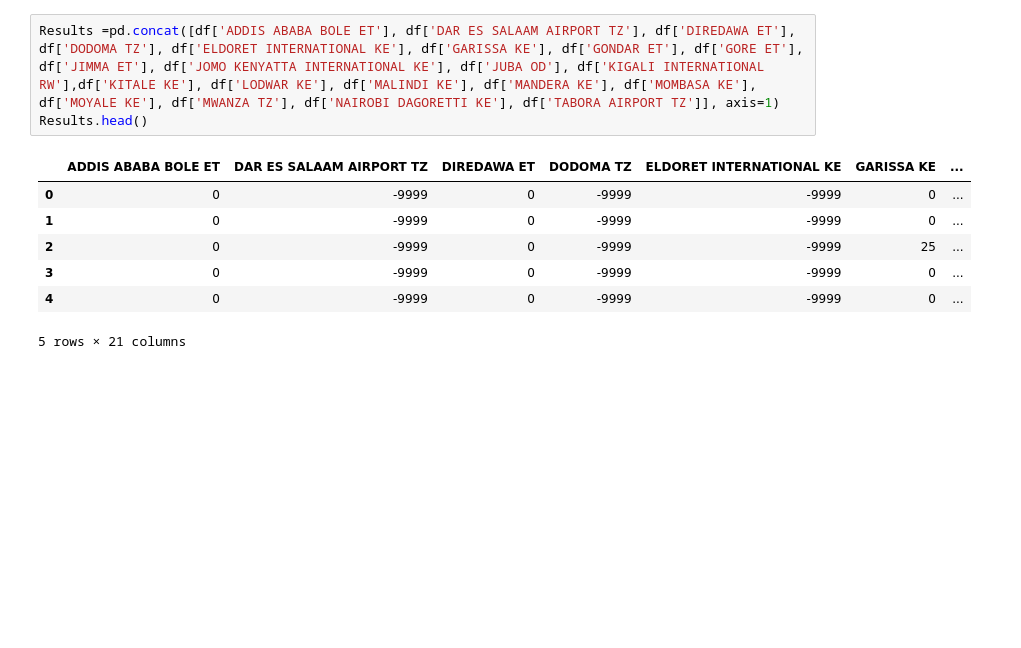
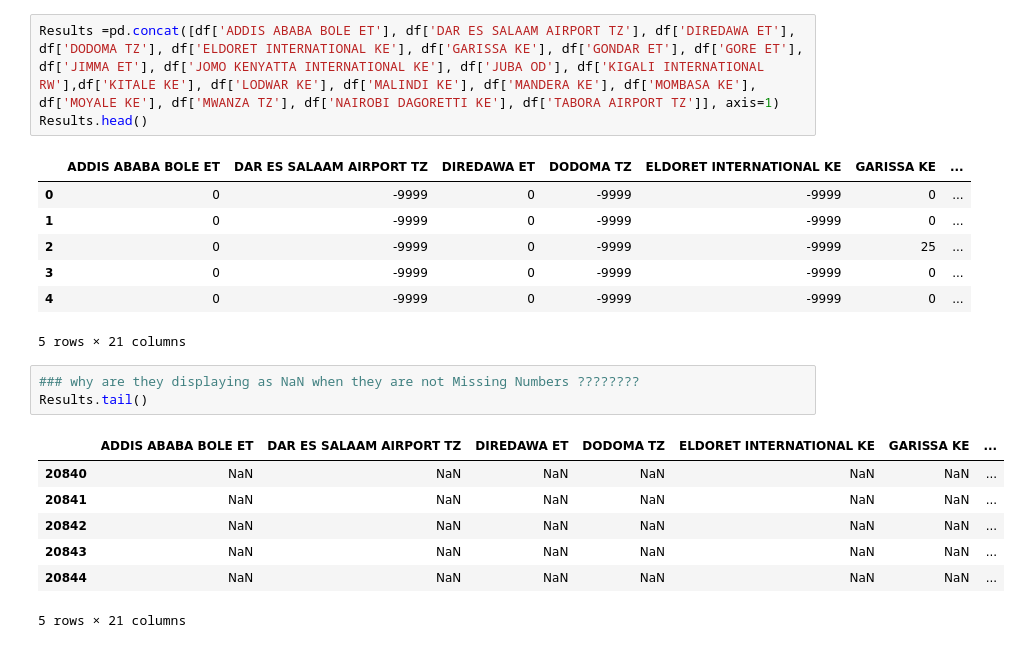
Before and after one commit to elinahkk/Masters, a Jupyter notebook: Elina.ipynb, the cells around one changed output. Cells and saved outputs as stored; diff of their text form; blank space fills up the shorter version.

```diff
--- a/Elina.ipynb
+++ b/Elina.ipynb
@@ -82,6 +82,17 @@ Results.head()
 | 3 | 0 | -9999 | 0 | -9999 | -9999 | 0 | ... |
 | 4 | 0 | -9999 | 0 | -9999 | -9999 | 0 | ... |
 5 rows × 21 columns
+# %%
+### why are they displaying as NaN when they are not Missing Numbers ????????
+Results.tail()
+# %% [output]
+|  | ADDIS ABABA BOLE ET | DAR ES SALAAM AIRPORT TZ | DIREDAWA ET | DODOMA TZ | ELDORET INTERNATIONAL KE | GARISSA KE | ... |
+| 20840 | NaN | NaN | NaN | NaN | NaN | NaN | ... |
+| 20841 | NaN | NaN | NaN | NaN | NaN | NaN | ... |
+| 20842 | NaN | NaN | NaN | NaN | NaN | NaN | ... |
+| 20843 | NaN | NaN | NaN | NaN | NaN | NaN | ... |
+| 20844 | NaN | NaN | NaN | NaN | NaN | NaN | ... |
+5 rows × 21 columns
 # %%
 mask = Results != -9999
 plt.plot(Results.index, Results[mask])
```
Also changed, not shown: parts of 2 cells of this notebook.
